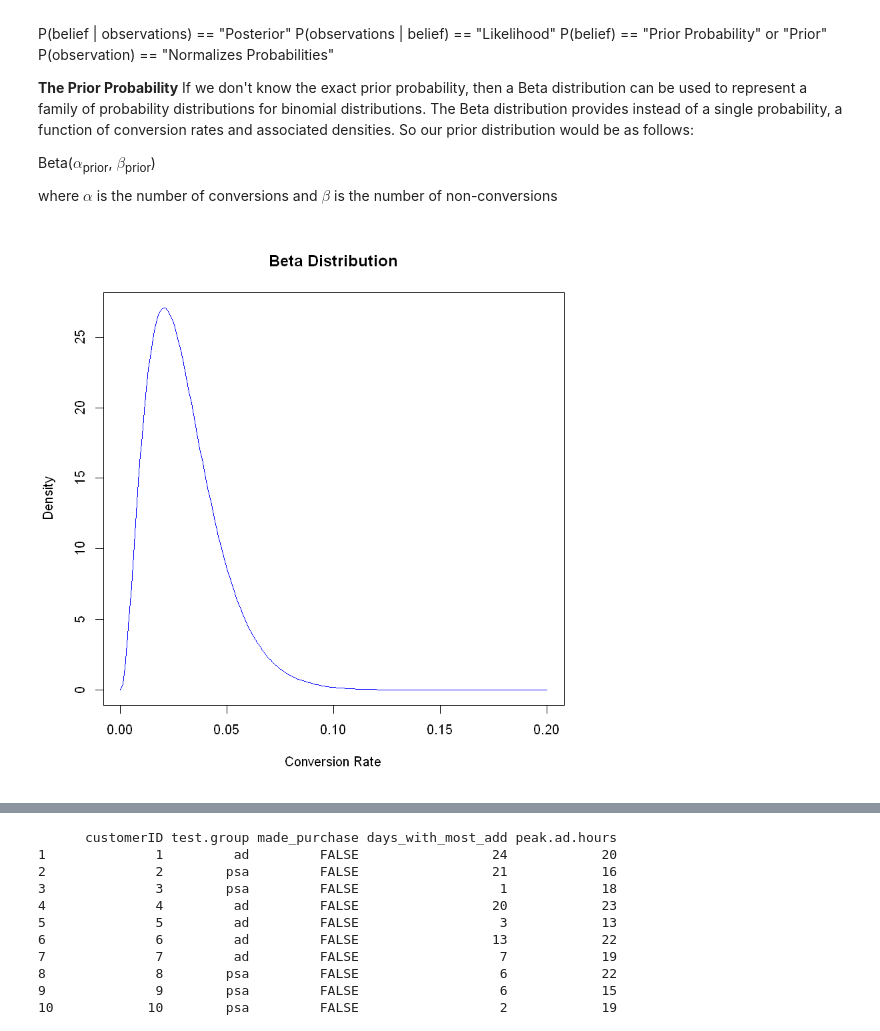
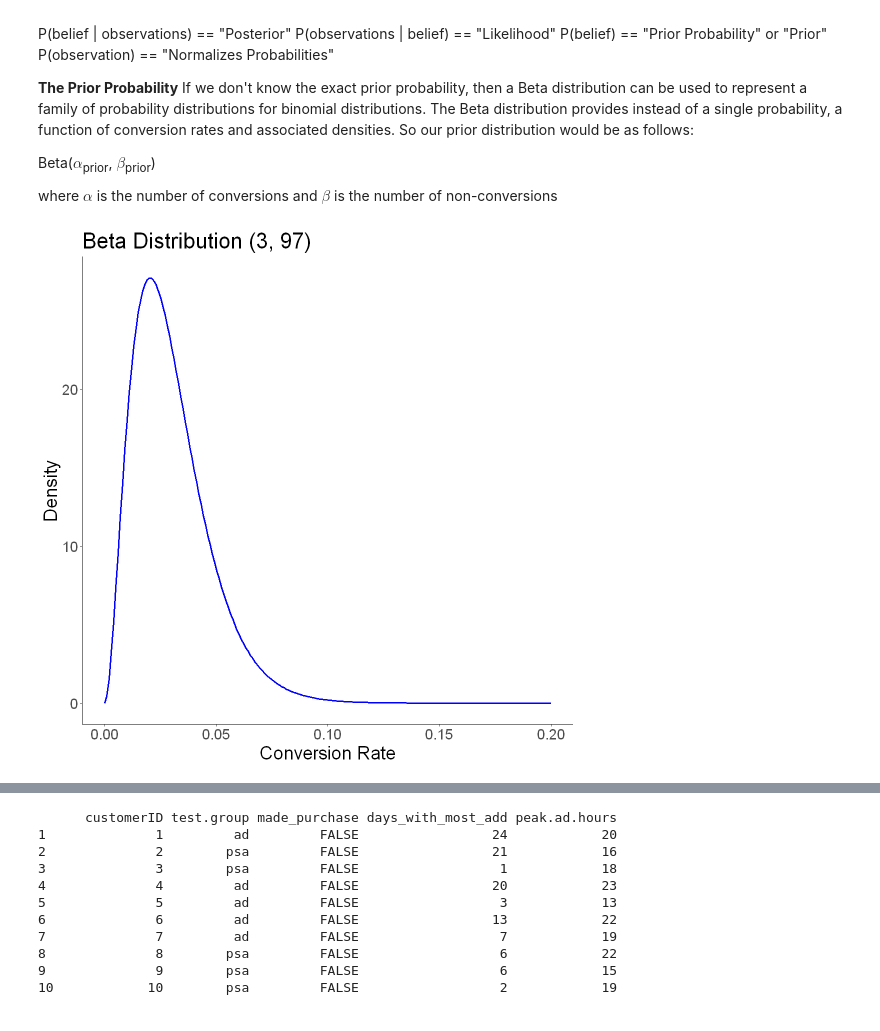
Before and after one commit to FreshOats/Bayesian_Marketing_Analysis, a Jupyter notebook: Bayesian_Marketing_Analysis.ipynb, the cells around one changed output, grey strips where cells are left out. Saved outputs shown, nothing was run; the diff lists cells and outputs as text; code cells hidden in the pictures.

```diff
--- a/Bayesian_Marketing_Analysis.ipynb
+++ b/Bayesian_Marketing_Analysis.ipynb
@@ -44,15 +48,30 @@ where $\alpha$ is the number of conversions and $\beta$ is the number of non-con
 # %%
+
 # define range
 p <- seq(0, .2, length = 200)
 
 # create a plot of the Beta of 3, 97
-
 alpha <- 3
 beta <- 97
 
-plot(p, dbeta(p, alpha, beta), type = "l", ylab = 'Density', xlab = 'Conversion Rate', col='blue', main='Beta Distribution')
+df <- data.frame(p, y = dbeta(p, alpha, beta))
+
+options(repr.plot.width =9, repr.plot.height =9)
+
+ggplot(df, aes(x = p, y = y)) +
+    geom_line(color = "blue", linewidth = 1) +
+    labs(
+        x = "Conversion Rate"
+        , y = "Density"
+        , title = "Beta Distribution (3, 97)"
+    ) +
+    theme_classic() +
+    theme(text = element_text(size = 22))
+
+
+# plot(p, dbeta(p, alpha, beta), type = "l", ylab = "Density", xlab = "Conversion Rate", col = "blue", main = "Beta Distribution")
 # %% [output]
-[figure, old version]
+[figure, new version]
 # %% [markdown]
 This same nomenclature is used for the likelihood and the poseterior.
 So applying Bayes' Theorem to the Beta Distribution, we get the following:
```
Also changed, not shown: parts of 28 cells of this notebook, 3 other files.
